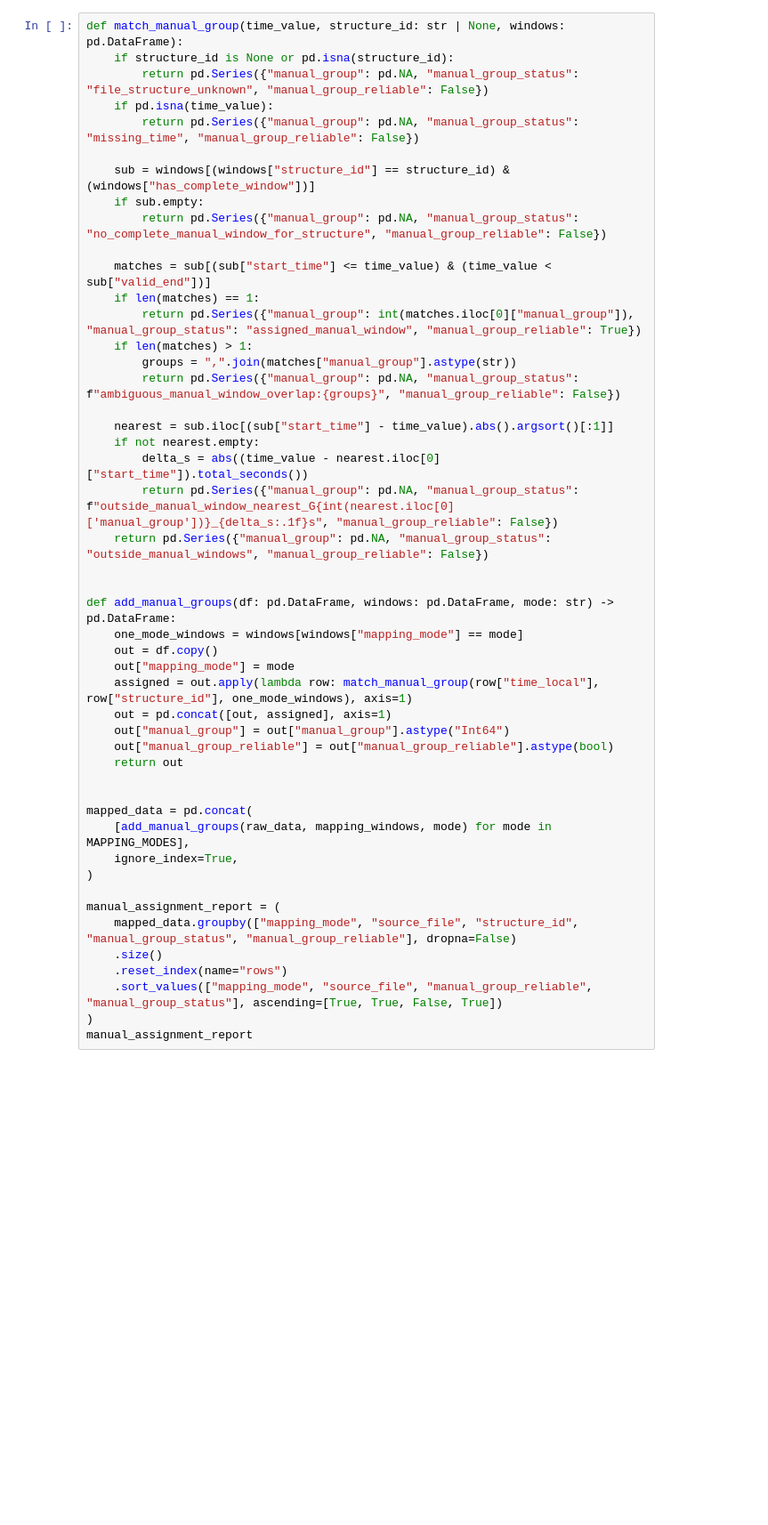
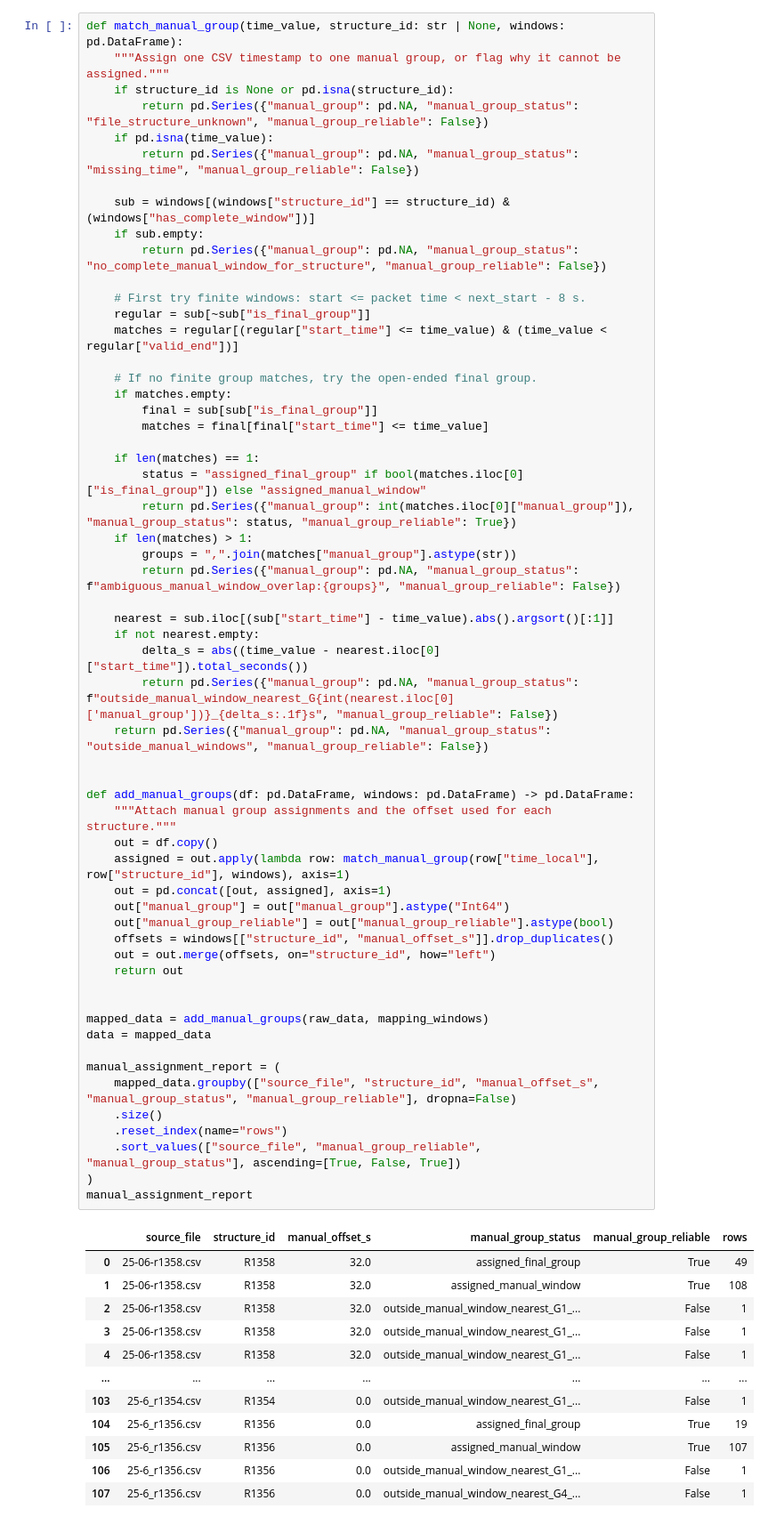
Before and after one commit to Andresfgomez970/LorawanPlacement, a Jupyter notebook: read_tests_gh_25_06 copy.ipynb, the cells around one changed output. Shown at 89% size. Cells and saved outputs as stored; diff of their text form; blank space fills up the shorter version.

```diff
--- a/read_tests_gh_25_06 copy.ipynb
+++ b/read_tests_gh_25_06 copy.ipynb
@@ -414,5 +586,6 @@ mapping_windows[[
 # %%
 def match_manual_group(time_value, structure_id: str | None, windows: pd.DataFrame):
+    """Assign one CSV timestamp to one manual group, or flag why it cannot be assigned."""
     if structure_id is None or pd.isna(structure_id):
         return pd.Series({"manual_group": pd.NA, "manual_group_status": "file_structure_unknown", "manual_group_reliable": False})
     if pd.isna(time_value):
@@ -420,42 +593,63 @@ def match_manual_group(time_value, structure_id: str | None, windows: pd.DataFra
 
     sub = windows[(windows["structure_id"] == structure_id) & (windows["has_complete_window"])]
     if sub.empty:
         return pd.Series({"manual_group": pd.NA, "manual_group_status": "no_complete_manual_window_for_structure", "manual_group_reliable": False})
 
-    matches = sub[(sub["start_time"] <= time_value) & (time_value < sub["valid_end"])]
+    # First try finite windows: start <= packet time < next_start - 8 s.
+    regular = sub[~sub["is_final_group"]]
+    matches = regular[(regular["start_time"] <= time_value) & (time_value < regular["valid_end"])]
+
+    # If no finite group matches, try the open-ended final group.
+    if matches.empty:
+        final = sub[sub["is_final_group"]]
+        matches = final[final["start_time"] <= time_value]
+
     if len(matches) == 1:
-        return pd.Series({"manual_group": int(matches.iloc[0]["manual_group"]), "manual_group_status": "assigned_manual_window", "manual_group_reliable": True})
+        status = "assigned_final_group" if bool(matches.iloc[0]["is_final_group"]) else "assigned_manual_window"
+        return pd.Series({"manual_group": int(matches.iloc[0]["manual_group"]), "manual_group_status": status, "manual_group_reliable": True})
     if len(matches) > 1:
         groups = ",".join(matches["manual_group"].astype(str))
         return pd.Series({"manual_group": pd.NA, "manual_group_status": f"ambiguous_manual_window_overlap:{groups}", "manual_group_reliable": False})
 
     nearest = sub.iloc[(sub["start_time"] - time_value).abs().argsort()[:1]]
     if not nearest.empty:
         delta_s = abs((time_value - nearest.iloc[0]["start_time"]).total_seconds())
         return pd.Series({"manual_group": pd.NA, "manual_group_status": f"outside_manual_window_nearest_G{int(nearest.iloc[0]['manual_group'])}_{delta_s:.1f}s", "manual_group_reliable": False})
     return pd.Series({"manual_group": pd.NA, "manual_group_status": "outside_manual_windows", "manual_group_reliable": False})
 
 
-def add_manual_groups(df: pd.DataFrame, windows: pd.DataFrame, mode: str) -> pd.DataFrame:
-    one_mode_windows = windows[windows["mapping_mode"] == mode]
+def add_manual_groups(df: pd.DataFrame, windows: pd.DataFrame) -> pd.DataFrame:
+    """Attach manual group assignments and the offset used for each structure."""
     out = df.copy()
-    out["mapping_mode"] = mode
-    assigned = out.apply(lambda row: match_manual_group(row["time_local"], row["structure_id"], one_mode_windows), axis=1)
+    assigned = out.apply(lambda row: match_manual_group(row["time_local"], row["structure_id"], windows), axis=1)
     out = pd.concat([out, assigned], axis=1)
     out["manual_group"] = out["manual_group"].astype("Int64")
     out["manual_group_reliable"] = out["manual_group_reliable"].astype(bool)
+    offsets = windows[["structure_id", "manual_offset_s"]].drop_duplicates()
+    out = out.merge(offsets, on="structure_id", how="left")
     return out
 
 
-mapped_data = pd.concat(
-    [add_manual_groups(raw_data, mapping_windows, mode) for mode in MAPPING_MODES],
-    ignore_index=True,
-)
+mapped_data = add_manual_groups(raw_data, mapping_windows)
+data = mapped_data
 
 manual_assignment_report = (
-    mapped_data.groupby(["mapping_mode", "source_file", "structure_id", "manual_group_status", "manual_group_reliable"], dropna=False)
+    mapped_data.groupby(["source_file", "structure_id", "manual_offset_s", "manual_group_status", "manual_group_reliable"], dropna=False)
     .size()
     .reset_index(name="rows")
-    .sort_values(["mapping_mode", "source_file", "manual_group_reliable", "manual_group_status"], ascending=[True, True, False, True])
+    .sort_values(["source_file", "manual_group_reliable", "manual_group_status"], ascending=[True, False, True])
 )
 manual_assignment_report
+# %% [output]
+|  | source_file | structure_id | manual_offset_s | manual_group_status | manual_group_reliable | rows |
+| 0 | 25-06-r1358.csv | R1358 | 32.0 | assigned_final_group | True | 49 |
+| 1 | 25-06-r1358.csv | R1358 | 32.0 | assigned_manual_window | True | 108 |
+| 2 | 25-06-r1358.csv | R1358 | 32.0 | outside_manual_window_nearest_G1_... | False | 1 |
+| 3 | 25-06-r1358.csv | R1358 | 32.0 | outside_manual_window_nearest_G1_... | False | 1 |
+| 4 | 25-06-r1358.csv | R1358 | 32.0 | outside_manual_window_nearest_G1_... | False | 1 |
+| ... | ... | ... | ... | ... | ... | ... |
+| 103 | 25-6_r1354.csv | R1354 | 0.0 | outside_manual_window_nearest_G1_... | False | 1 |
+| 104 | 25-6_r1356.csv | R1356 | 0.0 | assigned_final_group | True | 19 |
+| 105 | 25-6_r1356.csv | R1356 | 0.0 | assigned_manual_window | True | 107 |
+| 106 | 25-6_r1356.csv | R1356 | 0.0 | outside_manual_window_nearest_G1_... | False | 1 |
+| 107 | 25-6_r1356.csv | R1356 | 0.0 | outside_manual_window_nearest_G4_... | False | 1 |
```
Also changed, not shown: parts of 14 cells of this notebook, 2 other files.
